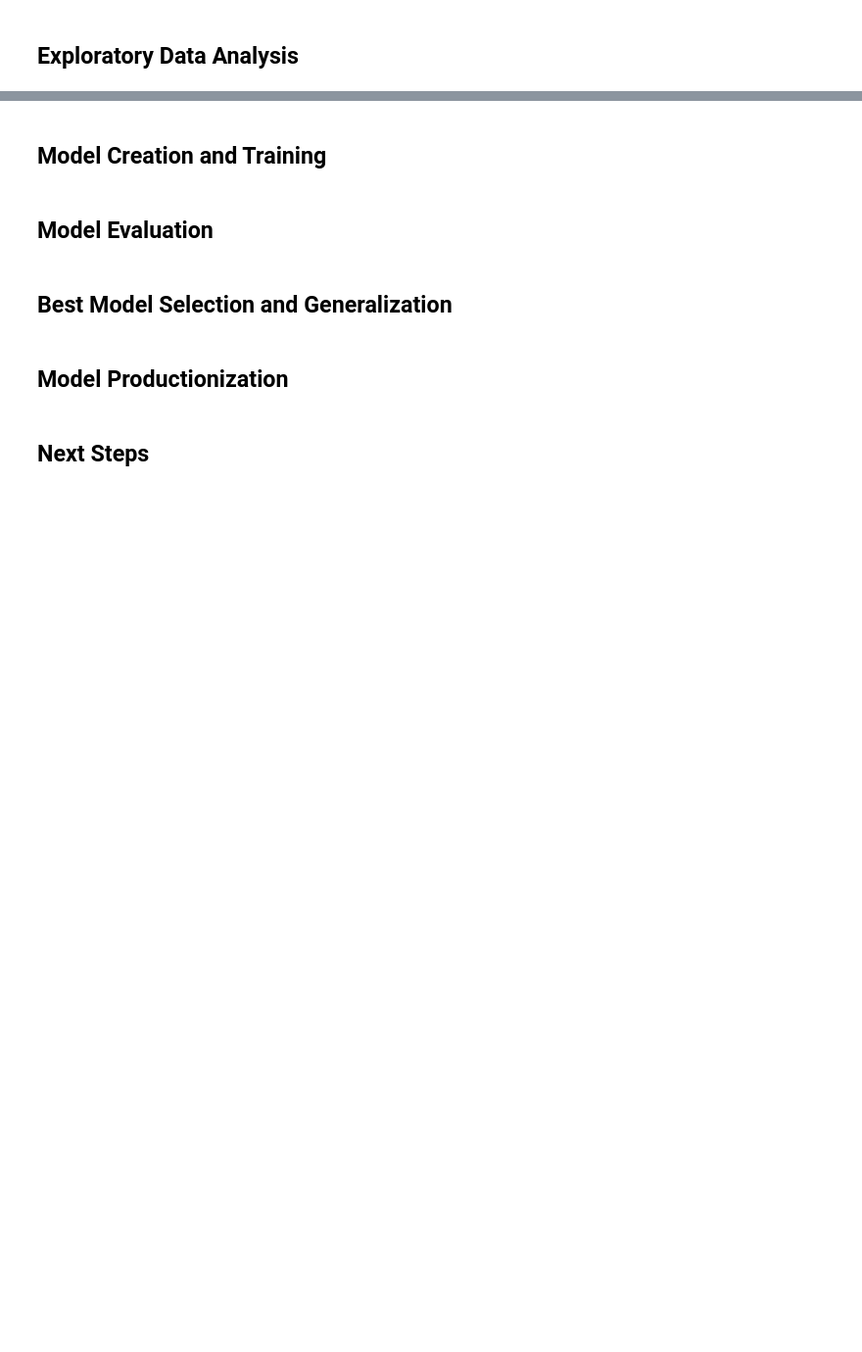
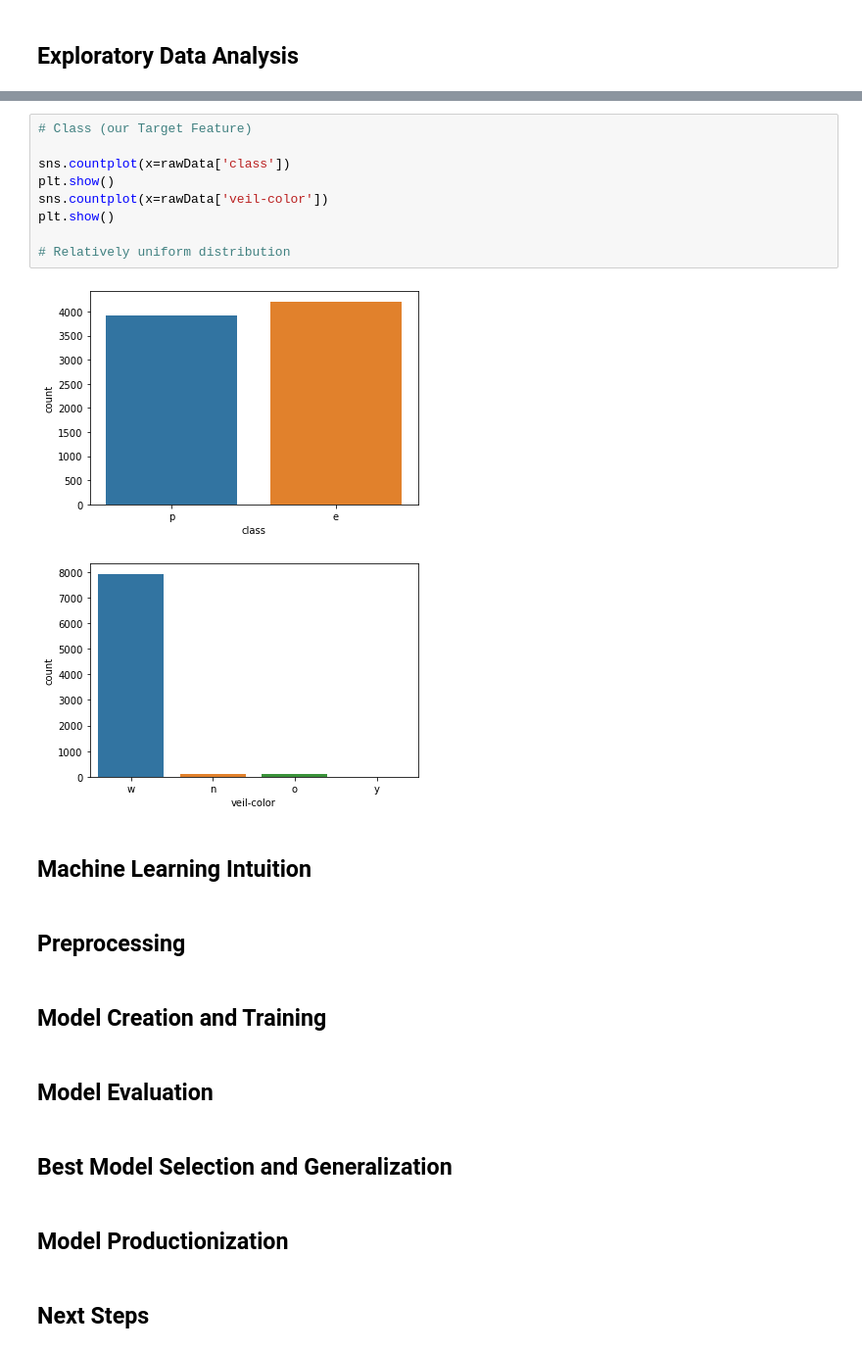
Before and after one commit to AvinashBisram/Machine-Learning, a Jupyter notebook: Classification/Classification Comparison.ipynb, the cells around one changed output, grey strips where cells are left out. Shown at 98% size. Saved outputs shown, nothing was run; the diff lists cells and outputs as text; blank space fills up the shorter version.

```diff
--- a/Classification/Classification Comparison.ipynb
+++ b/Classification/Classification Comparison.ipynb
@@ -85,3 +223,19 @@ memory usage: 1.4+ MB
+# %%
+# Class (our Target Feature)
+
+sns.countplot(x=rawData['class'])
+plt.show()
+sns.countplot(x=rawData['veil-color'])
+plt.show()
+
+# Relatively uniform distribution
+# %% [output]
+[figure, added]
+[figure, added]
+# %% [markdown]
+## Machine Learning Intuition
+# %% [markdown]
+## Preprocessing
 # %% [markdown]
 ## Model Creation and Training
 # %% [markdown]
```
Also changed, not shown: parts of 11 cells of this notebook.
